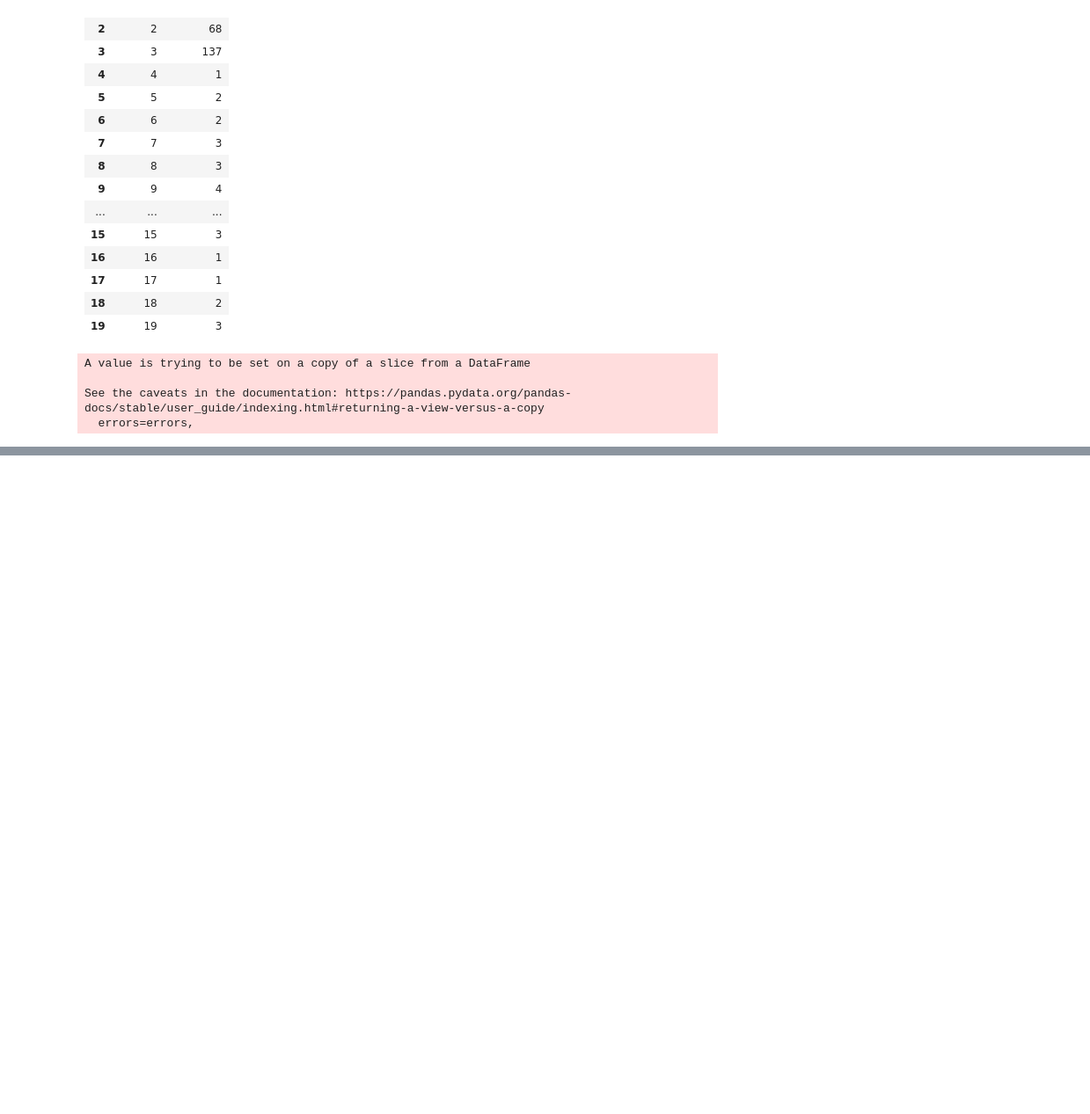
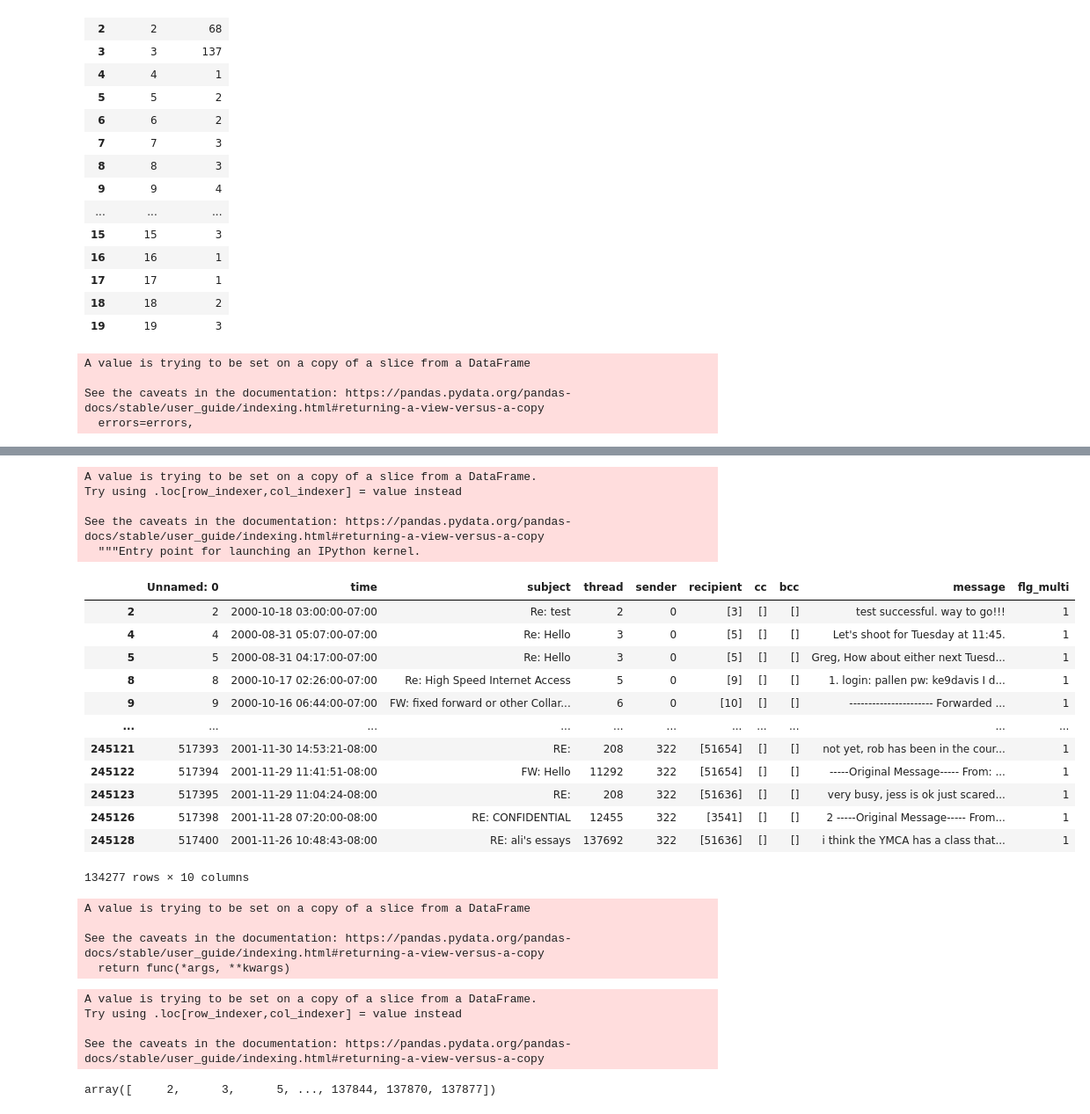
Before and after one commit to smatsubara15/Hedwig, a Jupyter notebook: 02_Data_Ingestion/Get_Email_Reply_Pairs.ipynb, the cells around one changed output, grey strips where cells are left out. Shown at 88% size. Cells and saved outputs as stored; diff of their text form; code cells hidden in the pictures; blank space fills up the shorter version.

Commit message:
Get Index pairs for message reply

```diff
--- a/02_Data_Ingestion/Get_Email_Reply_Pairs.ipynb
+++ b/02_Data_Ingestion/Get_Email_Reply_Pairs.ipynb
@@ -64,5 +64,5 @@ multi_threads_list=thread_multi.thread.to_list()
 # %%
 df['flg_multi']=df['thread'].apply(lambda x: 1 if x in multi_threads_list else 0)
 # %%
-df_message_v3=df_message_v2[df_message_v2.flg_multi==1]
+df_message_v3=df[df.flg_multi==1]
 df_message_v3.head()
@@ -68,0 +76,37 @@ df_message_v3.head()
+# %%
+df_message_v3['time'] = pd.to_datetime(df_message_v3['time'])
+df_message_v3
+# %% [output]
+A value is trying to be set on a copy of a slice from a DataFrame.
+Try using .loc[row_indexer,col_indexer] = value instead
+
+See the caveats in the documentation: https://pandas.pydata.org/pandas-docs/stable/user_guide/indexing.html#returning-a-view-versus-a-copy
+  """Entry point for launching an IPython kernel.
+|  | Unnamed: 0 | time | subject | thread | sender | recipient | cc | bcc | message | flg_multi |
+| 2 | 2 | 2000-10-18 03:00:00-07:00 | Re: test | 2 | 0 | [3] | [] | [] | test successful. way to go!!! | 1 |
+| 4 | 4 | 2000-08-31 05:07:00-07:00 | Re: Hello | 3 | 0 | [5] | [] | [] | Let's shoot for Tuesday at 11:45. | 1 |
+| 5 | 5 | 2000-08-31 04:17:00-07:00 | Re: Hello | 3 | 0 | [5] | [] | [] | Greg, How about either next Tuesd... | 1 |
+| 8 | 8 | 2000-10-17 02:26:00-07:00 | Re: High Speed Internet Access | 5 | 0 | [9] | [] | [] | 1. login: pallen pw: ke9davis I d... | 1 |
+| 9 | 9 | 2000-10-16 06:44:00-07:00 | FW: fixed forward or other Collar... | 6 | 0 | [10] | [] | [] | ---------------------- Forwarded ... | 1 |
+| ... | ... | ... | ... | ... | ... | ... | ... | ... | ... | ... |
+| 245121 | 517393 | 2001-11-30 14:53:21-08:00 | RE: | 208 | 322 | [51654] | [] | [] | not yet, rob has been in the cour... | 1 |
+| 245122 | 517394 | 2001-11-29 11:41:51-08:00 | FW: Hello | 11292 | 322 | [51654] | [] | [] | -----Original Message----- From: ... | 1 |
+| 245123 | 517395 | 2001-11-29 11:04:24-08:00 | RE: | 208 | 322 | [51636] | [] | [] | very busy, jess is ok just scared... | 1 |
+| 245126 | 517398 | 2001-11-28 07:20:00-08:00 | RE: CONFIDENTIAL | 12455 | 322 | [3541] | [] | [] | 2 -----Original Message----- From... | 1 |
+| 245128 | 517400 | 2001-11-26 10:48:43-08:00 | RE: ali's essays | 137692 | 322 | [51636] | [] | [] | i think the YMCA has a class that... | 1 |
+134277 rows × 10 columns
+# %%
+df_message_v3.sort_values(by=['thread','time'], ascending=[True,True], inplace=True)
+# %% [output]
+A value is trying to be set on a copy of a slice from a DataFrame
+
+See the caveats in the documentation: https://pandas.pydata.org/pandas-docs/stable/user_guide/indexing.html#returning-a-view-versus-a-copy
+  return func(*args, **kwargs)
+# %%
+import ast
+df_message_v3['recipient'] = df_message_v3['recipient'].apply(lambda x: ast.literal_eval(x))
+# %% [output]
+A value is trying to be set on a copy of a slice from a DataFrame.
+Try using .loc[row_indexer,col_indexer] = value instead
+
+See the caveats in the documentation: https://pandas.pydata.org/pandas-docs/stable/user_guide/indexing.html#returning-a-view-versus-a-copy
@@ -68,0 +117,4 @@ df_message_v3.head()
+# %%
+df_message_v3.thread.unique()
+# %% [output]
+array([     2,      3,      5, ..., 137844, 137870, 137877])
```
Also changed, not shown: parts of 7 cells of this notebook.
